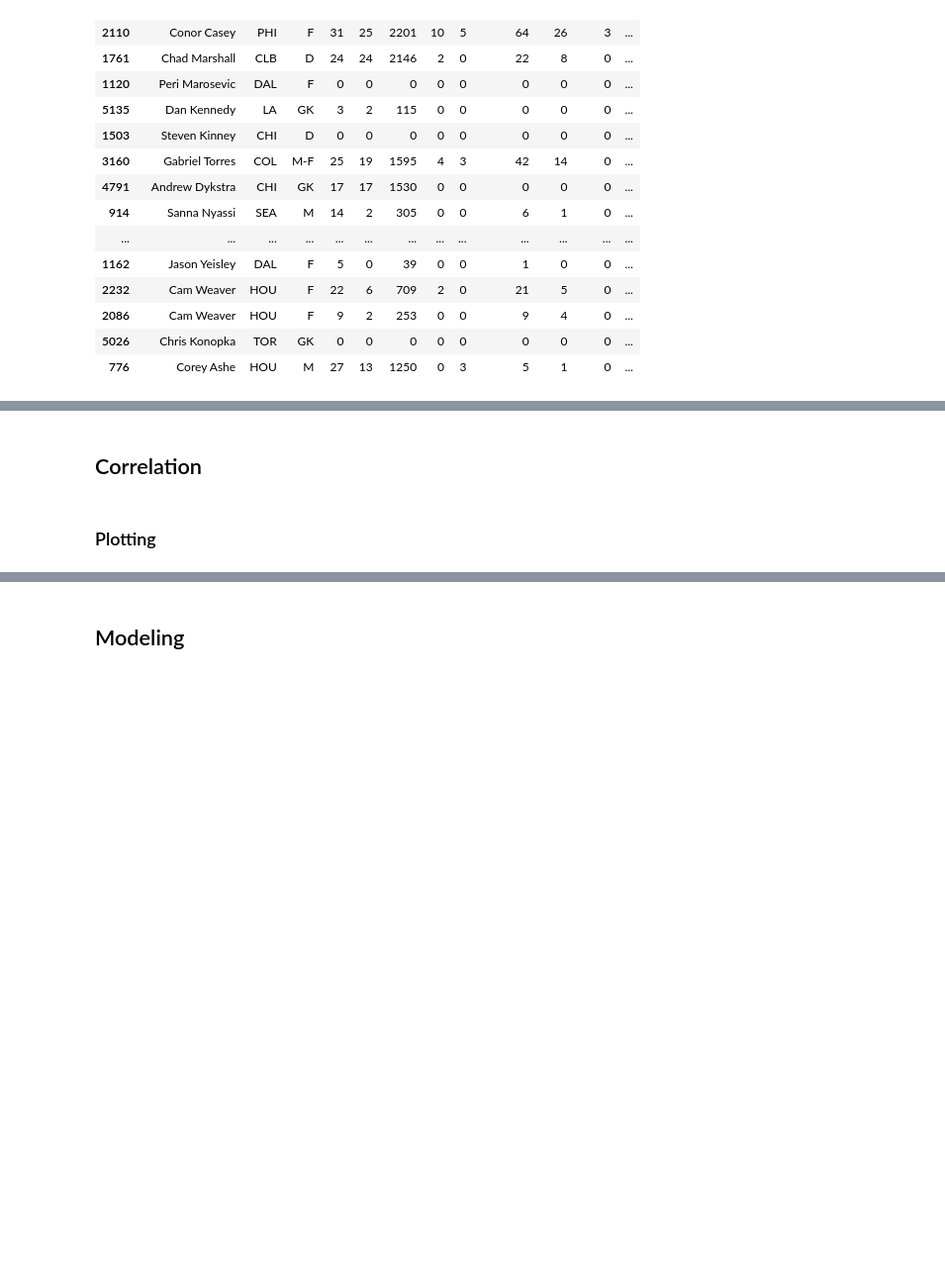
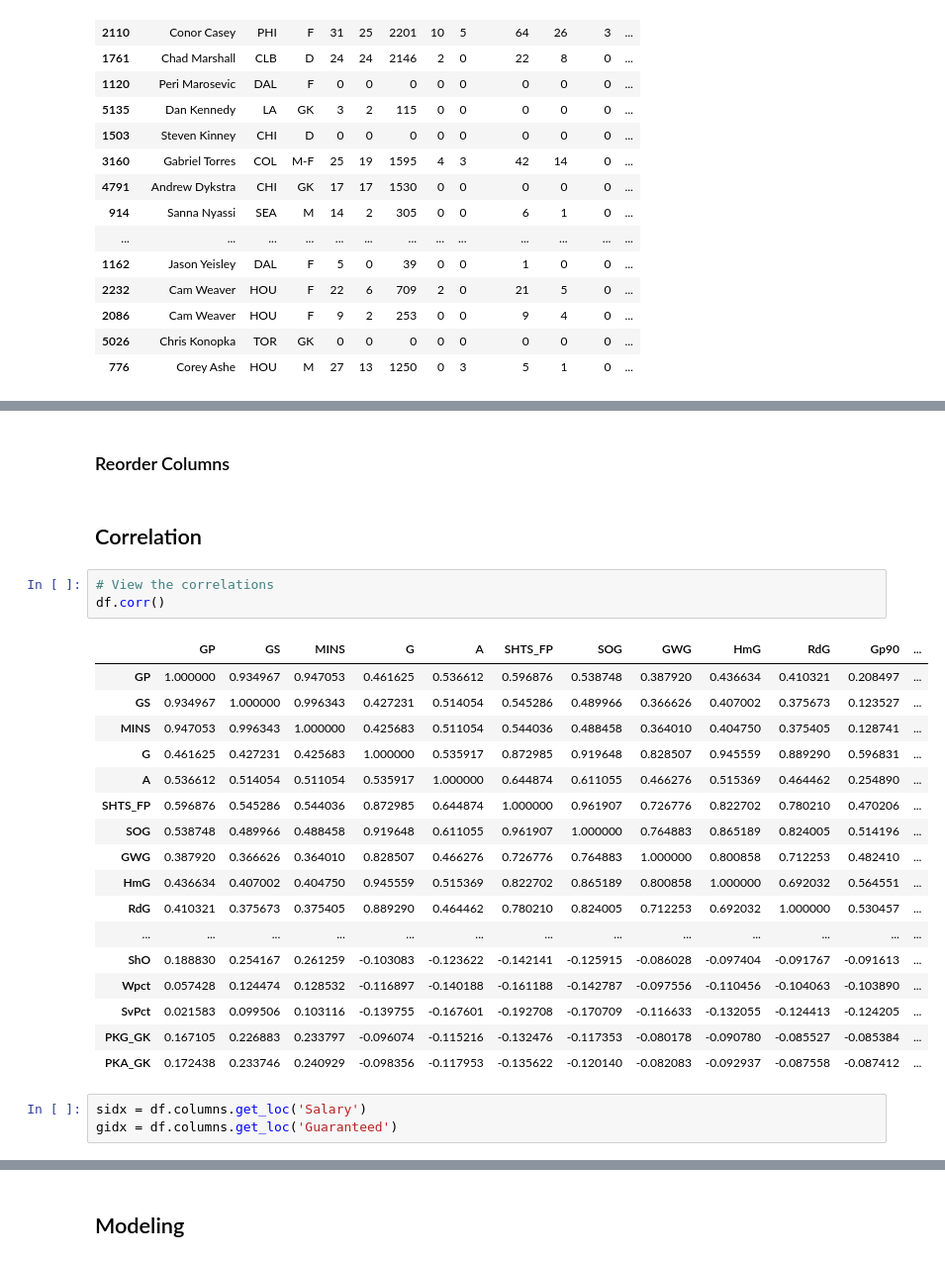
Before and after one commit to cneiderer/Class_Projects, a Jupyter notebook: Project_2/ModelBuilding.ipynb, the cells around one changed output, grey strips where cells are left out. Shown at 99% size. Drawn from its saved outputs; the diff is of its cells as text; blank space fills up the shorter version.

Commit message:
playing with correlations

```diff
--- a/Project_2/ModelBuilding.ipynb
+++ b/Project_2/ModelBuilding.ipynb
@@ -115,4 +161,28 @@ df.sample(20)
+# %% [markdown]
+### Reorder Columns
 # %% [markdown]
 ## Correlation
-# %% [markdown]
-### Plotting
+# %%
+# View the correlations
+df.corr()
+# %% [output]
+|  | GP | GS | MINS | G | A | SHTS_FP | SOG | GWG | HmG | RdG | Gp90 | ... |
+| GP | 1.000000 | 0.934967 | 0.947053 | 0.461625 | 0.536612 | 0.596876 | 0.538748 | 0.387920 | 0.436634 | 0.410321 | 0.208497 | ... |
+| GS | 0.934967 | 1.000000 | 0.996343 | 0.427231 | 0.514054 | 0.545286 | 0.489966 | 0.366626 | 0.407002 | 0.375673 | 0.123527 | ... |
+| MINS | 0.947053 | 0.996343 | 1.000000 | 0.425683 | 0.511054 | 0.544036 | 0.488458 | 0.364010 | 0.404750 | 0.375405 | 0.128741 | ... |
+| G | 0.461625 | 0.427231 | 0.425683 | 1.000000 | 0.535917 | 0.872985 | 0.919648 | 0.828507 | 0.945559 | 0.889290 | 0.596831 | ... |
+| A | 0.536612 | 0.514054 | 0.511054 | 0.535917 | 1.000000 | 0.644874 | 0.611055 | 0.466276 | 0.515369 | 0.464462 | 0.254890 | ... |
+| SHTS_FP | 0.596876 | 0.545286 | 0.544036 | 0.872985 | 0.644874 | 1.000000 | 0.961907 | 0.726776 | 0.822702 | 0.780210 | 0.470206 | ... |
+| SOG | 0.538748 | 0.489966 | 0.488458 | 0.919648 | 0.611055 | 0.961907 | 1.000000 | 0.764883 | 0.865189 | 0.824005 | 0.514196 | ... |
+| GWG | 0.387920 | 0.366626 | 0.364010 | 0.828507 | 0.466276 | 0.726776 | 0.764883 | 1.000000 | 0.800858 | 0.712253 | 0.482410 | ... |
+| HmG | 0.436634 | 0.407002 | 0.404750 | 0.945559 | 0.515369 | 0.822702 | 0.865189 | 0.800858 | 1.000000 | 0.692032 | 0.564551 | ... |
+| RdG | 0.410321 | 0.375673 | 0.375405 | 0.889290 | 0.464462 | 0.780210 | 0.824005 | 0.712253 | 0.692032 | 1.000000 | 0.530457 | ... |
+| ... | ... | ... | ... | ... | ... | ... | ... | ... | ... | ... | ... | ... |
+| ShO | 0.188830 | 0.254167 | 0.261259 | -0.103083 | -0.123622 | -0.142141 | -0.125915 | -0.086028 | -0.097404 | -0.091767 | -0.091613 | ... |
+| Wpct | 0.057428 | 0.124474 | 0.128532 | -0.116897 | -0.140188 | -0.161188 | -0.142787 | -0.097556 | -0.110456 | -0.104063 | -0.103890 | ... |
+| SvPct | 0.021583 | 0.099506 | 0.103116 | -0.139755 | -0.167601 | -0.192708 | -0.170709 | -0.116633 | -0.132055 | -0.124413 | -0.124205 | ... |
+| PKG_GK | 0.167105 | 0.226883 | 0.233797 | -0.096074 | -0.115216 | -0.132476 | -0.117353 | -0.080178 | -0.090780 | -0.085527 | -0.085384 | ... |
+| PKA_GK | 0.172438 | 0.233746 | 0.240929 | -0.098356 | -0.117953 | -0.135622 | -0.120140 | -0.082083 | -0.092937 | -0.087558 | -0.087412 | ... |
+# %%
+sidx = df.columns.get_loc('Salary')
+gidx = df.columns.get_loc('Guaranteed')
```
Also changed, not shown: parts of 13 cells of this notebook.
